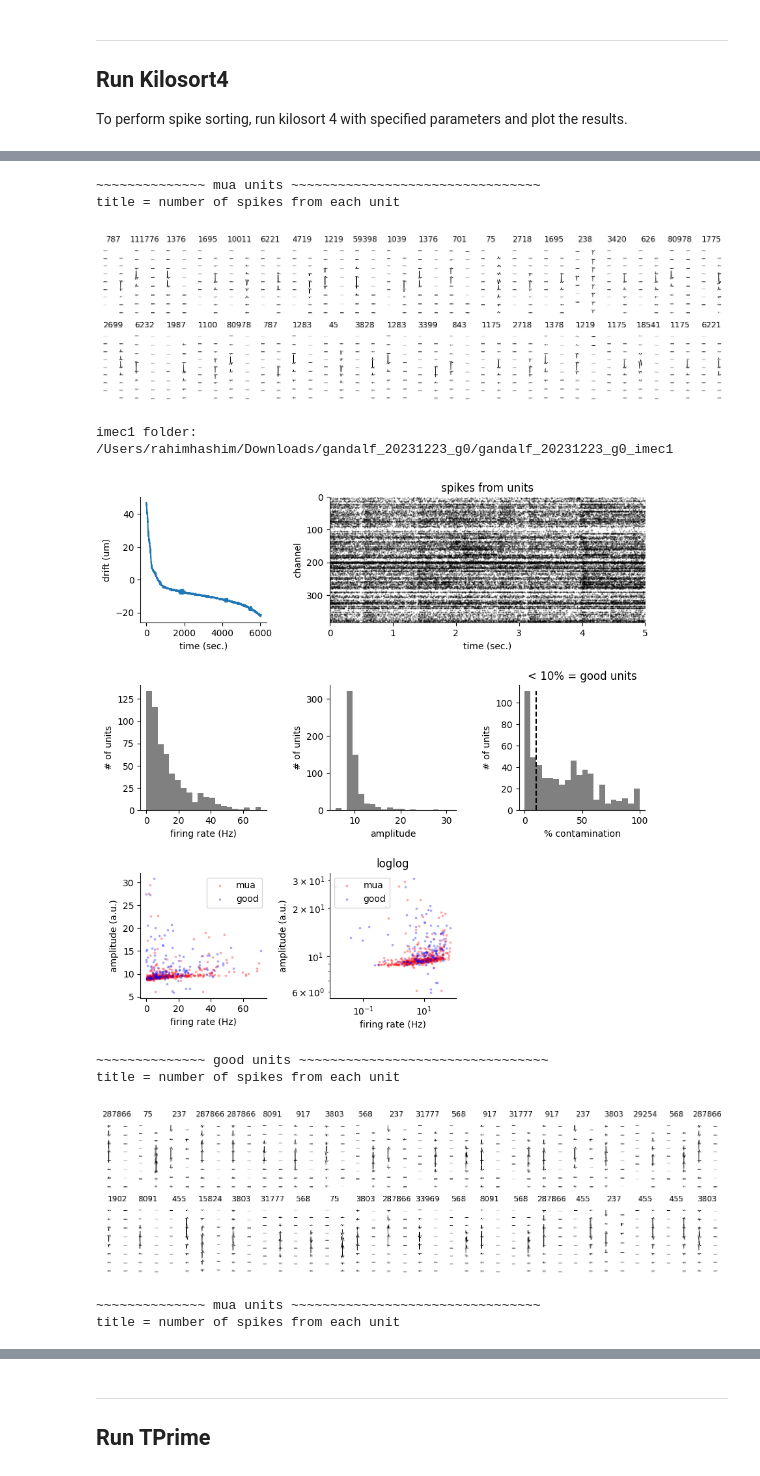
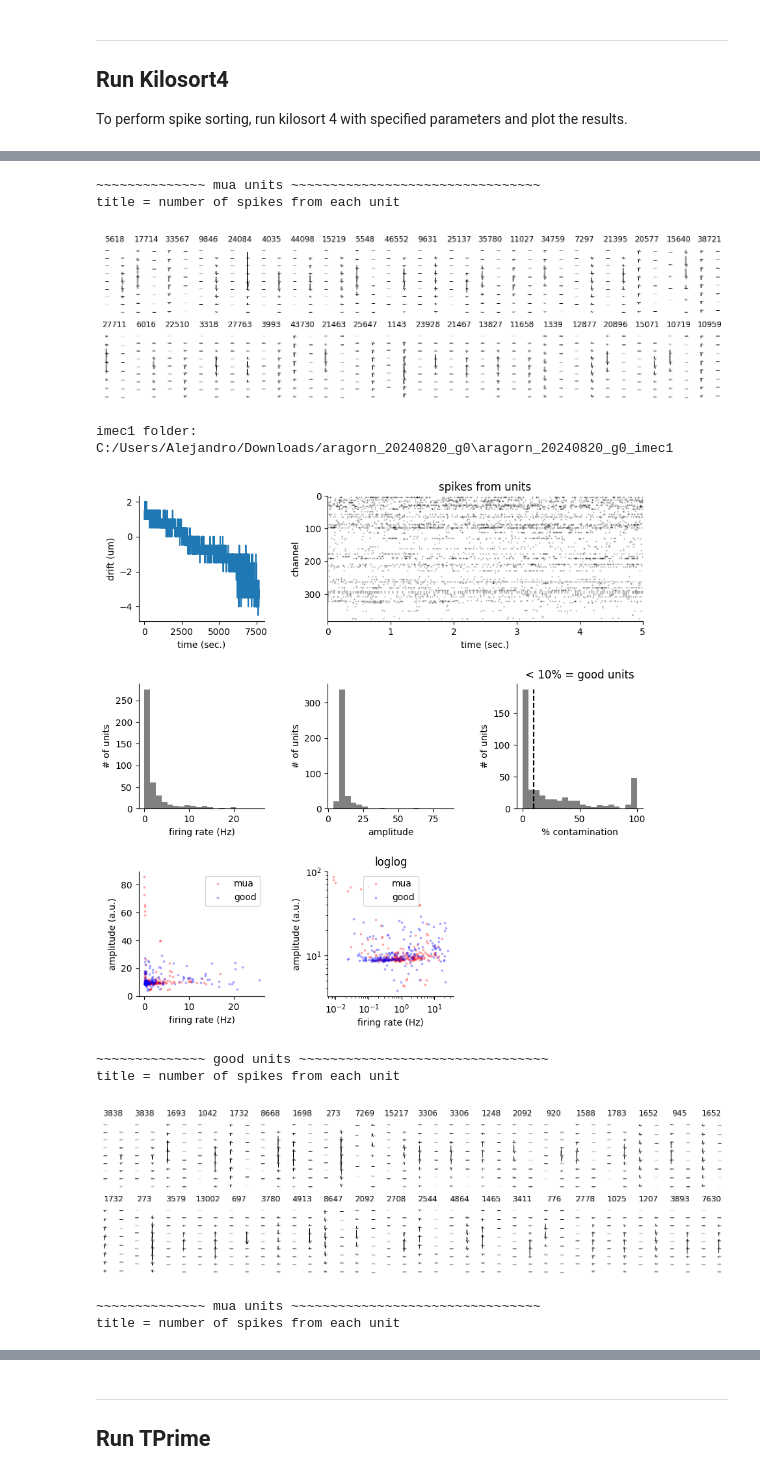
Before and after one commit to rahim-hashim/Kilosort4-SGLX, a Jupyter notebook: run_kilosort4.ipynb, the cells around one changed output, grey strips where cells are left out. Cells and saved outputs as stored; diff of their text form; code cells hidden in the pictures.

```diff
--- a/run_kilosort4.ipynb
+++ b/run_kilosort4.ipynb
@@ -68,12 +73,12 @@ def read_recording_folder(session_params):
 
 # set parameters to select the session
 session_params = {
-	# 'root': 'C:/Users/Alejandro/Downloads',
-	'root' : '/Users/rahimhashim/Downloads/',
-	'monkey': 'gandalf',	 # 'gandalf' | 'aragorn'
-	'date': '20231223',		 # 'YYYYMMDD'
+	'root': 'C:/Users/Alejandro/Downloads/',
+	# 'root' : '/Users/rahimhashim/Downloads/',
+	'monkey': 'aragorn',	 # 'gandalf' | 'aragorn'
+	'date': '20240820',		 # 'YYYYMMDD'
 	'session_num': 0,			 # default = 0
-	'probe_specified': []  # if empty, all probes will be run, else [imec1, imec2]
+	'probe_specified': []  # if empty, all probes will be run, else ['imec1', 'imec2'...]
 }
 
 sglx_folder, imec_folder_dict = read_recording_folder(session_params)
@@ -241,7 +242,11 @@ def plot_results(settings):
 		plt.show()
 
 def run_kilosort4(imec_num, settings, results):
-	default_kilosort_settings = {'n_chan_bin': 385}
+	default_kilosort_settings = {'n_chan_bin': 385,
+															 'fs': 30000,}
+	if 'sample_rate' in settings:
+		default_kilosort_settings['fs'] = settings['sample_rate']
+		print(f'  Updating sample rate: {settings["sample_rate"]}')
 	try:
 		ops, st, clu, tF, Wall, similar_templates, is_ref, est_contam_rate = \
 				run_kilosort(settings=default_kilosort_settings,
@@ -268,6 +273,7 @@ def run_ks4_py(run_ks4, session_params, imec_folder_dict, map_file, n_channels=3
 	monkey = session_params['monkey']
 	date = session_params['date']
 	session_num = session_params['session_num']
+	results = defaultdict(lambda: defaultdict(dict))
 
 	for imec_num, imec_folder in imec_folder_dict.items():
 		print(f'{imec_num} folder: {imec_folder}')
@@ -277,11 +283,14 @@ def run_ks4_py(run_ks4, session_params, imec_folder_dict, map_file, n_channels=3
 		# if not os.path.exists(bin_file):
 		# 	print(f'{bin_file} does not exist')
 		# 	continue
+		meta_file = readMeta(Path(bin_file))
+		sample_rate = float(meta_file['imSampRate'])
 		settings = {'filename': bin_file,
 								'results_dir': save_path,
 								'do_CAR': True,
 								'n_channels': n_channels,
-								'probe_name': map_file}
+								'probe_name': map_file,
+								'sample_rate': sample_rate}
 		# run kilosort4
 		if run_ks4:
 			results = run_kilosort4(imec_num, settings, results)
@@ -302,10 +311,10 @@ title = number of spikes from each unit
 ~~~~~~~~~~~~~~ mua units ~~~~~~~~~~~~~~~~~~~~~~~~~~~~~~~~
 title = number of spikes from each unit
-[figure, old version]
+[figure, new version]
-imec1 folder: /Users/rahimhashim/Downloads/gandalf_20231223_g0/gandalf_20231223_g0_imec1
+imec1 folder: C:/Users/Alejandro/Downloads/aragorn_20240820_g0\aragorn_20240820_g0_imec1
-[figure, old version]
+[figure, new version]
 ~~~~~~~~~~~~~~ good units ~~~~~~~~~~~~~~~~~~~~~~~~~~~~~~~~
 title = number of spikes from each unit
-[figure, old version]
+[figure, new version]
 ~~~~~~~~~~~~~~ mua units ~~~~~~~~~~~~~~~~~~~~~~~~~~~~~~~~
 title = number of spikes from each unit
```
Also changed, not shown: parts of 13 cells of this notebook, 2 other files.
